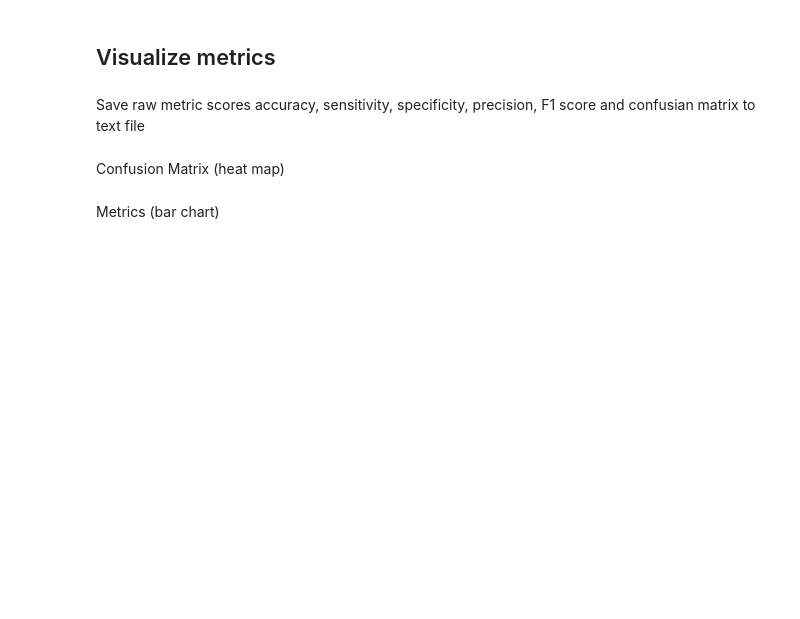
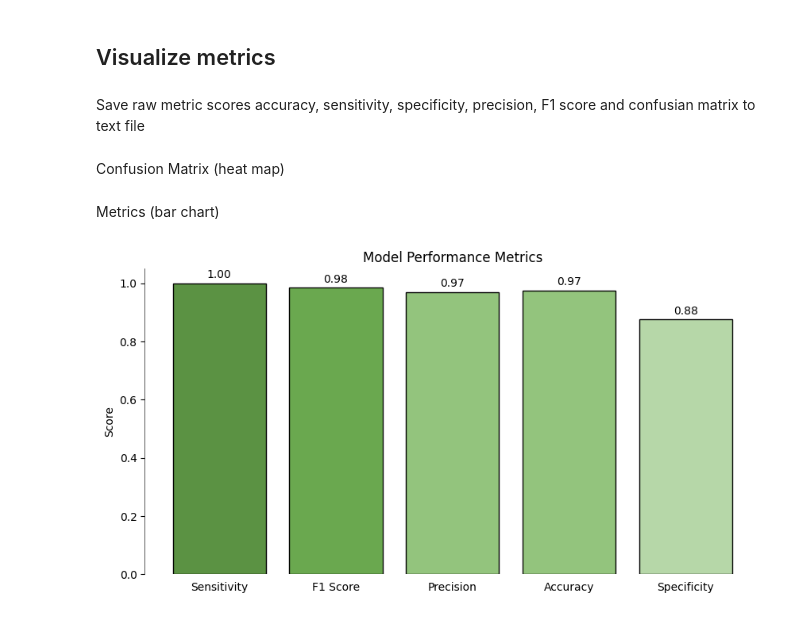
Before and after one commit to ZainaHweij/csdiagnostic, a Jupyter notebook: RFC_Model_Algorithm.ipynb, the cells around one changed output. Cells and saved outputs as stored; diff of their text form; code cells hidden in the pictures; blank space fills up the shorter version.

Commit message:
updated style of bar graph

```diff
--- a/RFC_Model_Algorithm.ipynb
+++ b/RFC_Model_Algorithm.ipynb
@@ -211,3 +224,36 @@ plt.show()
+# %%
+import matplotlib.pyplot as plt
+
+metrics_names = ['Sensitivity', 'F1 Score', 'Precision', 'Accuracy', 'Specificity']
+metrics_values = [sensitivity, f1_score, precision, accuracy, specificity]
+
+plt.figure(figsize=(10, 5))  # Higher = better
+bars = plt.bar(metrics_names, metrics_values, color=['#5b9243', '#6aa84f', '#93c47d', '#93c47d', '#b6d7a8'], edgecolor='black')  # Remove borders
+plt.title('Model Performance Metrics')
+plt.ylabel('Score')
+
+# Add labels to each bar
+for bar, value in zip(bars, metrics_values):
+    plt.text(bar.get_x() + bar.get_width() / 2, bar.get_height() + 0.01, f'{value:.2f}', ha='center', va='bottom')
+
+# Customize y-axis appearance
+plt.gca().spines['left'].set_linewidth(0.5)  # Set y-axis line width
+plt.gca().spines['right'].set_visible(False)  # Hide x-axis line
+plt.gca().spines['top'].set_visible(False)  # Hide top spine
+plt.gca().spines['bottom'].set_visible(False)  # Hide top spine
+
+plt.tick_params(axis='x', bottom=False)
+
+
+# Set ylim to give some space at the top
+plt.ylim(top=max(metrics_values) + 0.05)
+
+save_path = '/content/drive/MyDrive/SEF 2023-2024/TinyML/Performance/RFC_model/PM.png'
+plt.savefig(save_path)
+
+plt.show()
+# %% [output]
+[figure, added]
 # %%
 import matplotlib.pyplot as plt
 
```
Also changed, not shown: parts of 6 cells of this notebook.
